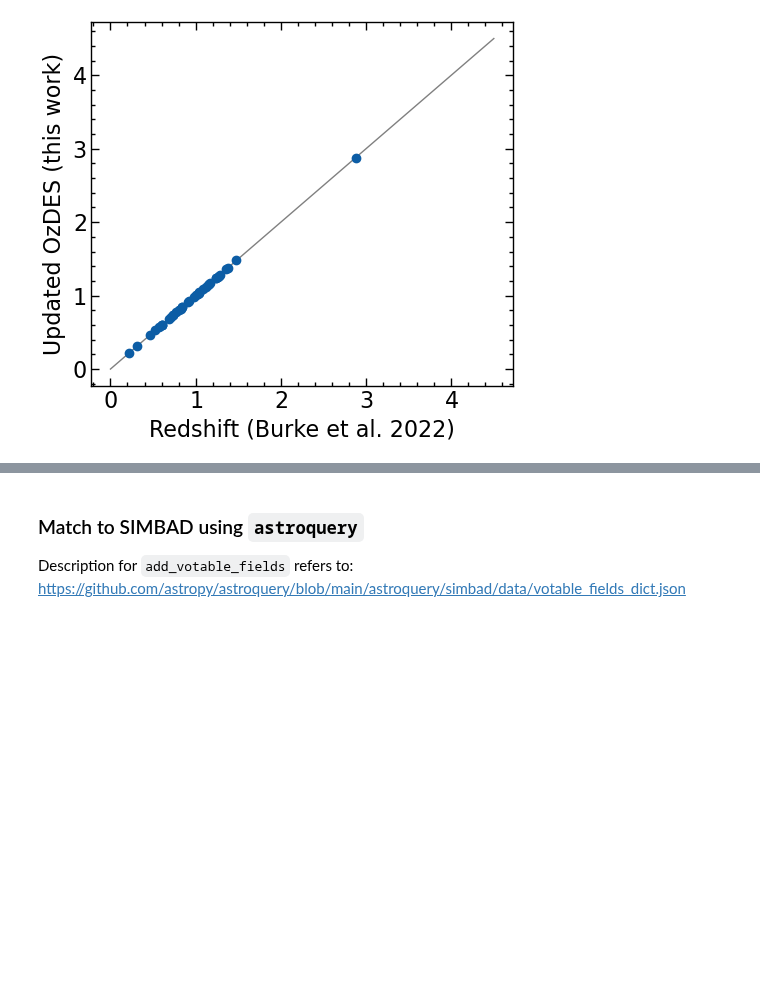
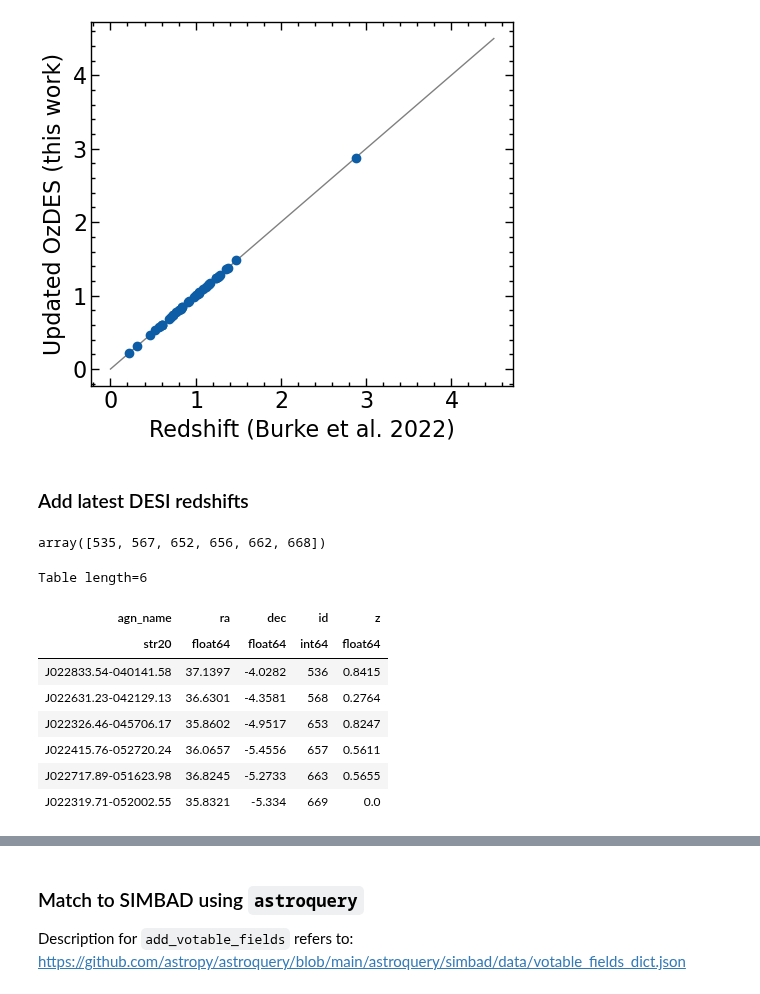
Before and after one commit to Chisen-Lupus/dwarf_agn_cosmos, a Jupyter notebook: des/des_specz.ipynb, the cells around one changed output, grey strips where cells are left out. Saved outputs shown, nothing was run; the diff lists cells and outputs as text; code cells hidden in the pictures; blank space fills up the shorter version.

```diff
--- a/des/des_specz.ipynb
+++ b/des/des_specz.ipynb
@@ -136,3 +136,27 @@ fig.tight_layout()
 39
 154
 [figure]
+# %% [markdown]
+### Add latest DESI redshifts
+# %%
+data_desi = Table.read('desi_matches_z.csv', format = 'csv')
+
+cat_desi = SkyCoord(data_desi['ra'], data_desi['dec'], unit='deg')
+
+idx_desi, idx_agn_desi, d2d, d3d = cat_agn.search_around_sky(cat_desi, 0.5*u.arcsec)
+
+idx_agn_desi
+# %% [output]
+array([535, 567, 652, 656, 662, 668])
+# %%
+data_desi
+# %% [output]
+Table length=6
+| ﻿agn_name | ra | dec | id | z |
+| str20 | float64 | float64 | int64 | float64 |
+| J022833.54-040141.58 | 37.1397 | -4.0282 | 536 | 0.8415 |
+| J022631.23-042129.13 | 36.6301 | -4.3581 | 568 | 0.2764 |
+| J022326.46-045706.17 | 35.8602 | -4.9517 | 653 | 0.8247 |
+| J022415.76-052720.24 | 36.0657 | -5.4556 | 657 | 0.5611 |
+| J022717.89-051623.98 | 36.8245 | -5.2733 | 663 | 0.5655 |
+| J022319.71-052002.55 | 35.8321 | -5.334 | 669 | 0.0 |
```
Also changed, not shown: parts of 17 cells of this notebook.
